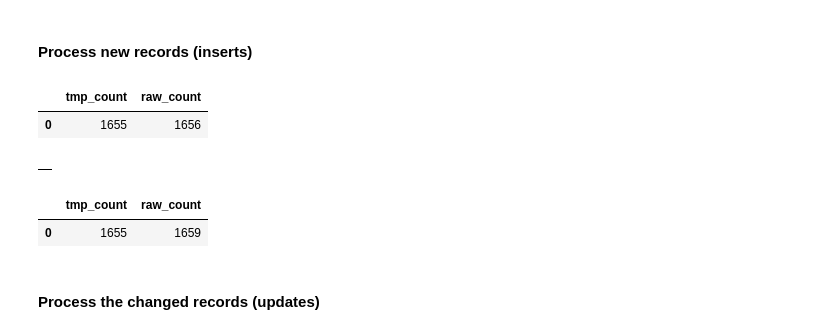
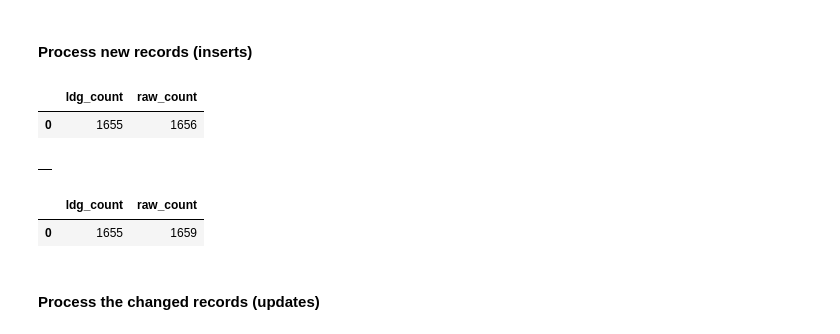
Before and after one commit to cs329e-spring2024/snippets, a Jupyter notebook: p8-cdc.ipynb, the cells around one changed output. Saved outputs shown, nothing was run; the diff lists cells and outputs as text; code cells hidden in the pictures.

```diff
--- a/p8-cdc.ipynb
+++ b/p8-cdc.ipynb
@@ -150,10 +149,10 @@ order by t.code
 #### Process new records (inserts)
 # %%
 %%bigquery
-select (select count(*) from airline_tmp.air_carriers) as tmp_count,
+select (select count(*) from airline_ldg.air_carriers_032324) as ldg_count,
 (select count(*) from airline_raw.air_carriers) as raw_count
 # %% [output]
-|  | tmp_count | raw_count |
+|  | ldg_count | raw_count |
 | 0 | 1655 | 1656 |
 # %%
 %%bigquery
@@ -165,10 +164,10 @@ insert into airline_raw.air_carriers(code, description, load_time)
 |  |
 # %%
 %%bigquery
-select (select count(*) from airline_tmp.air_carriers) as tmp_count,
+select (select count(*) from airline_ldg.air_carriers_032324) as ldg_count,
 (select count(*) from airline_raw.air_carriers) as raw_count
 # %% [output]
-|  | tmp_count | raw_count |
+|  | ldg_count | raw_count |
 | 0 | 1655 | 1659 |
 # %% [markdown]
 #### Process the changed records (updates)
```
Also changed, not shown: parts of 24 cells of this notebook.
